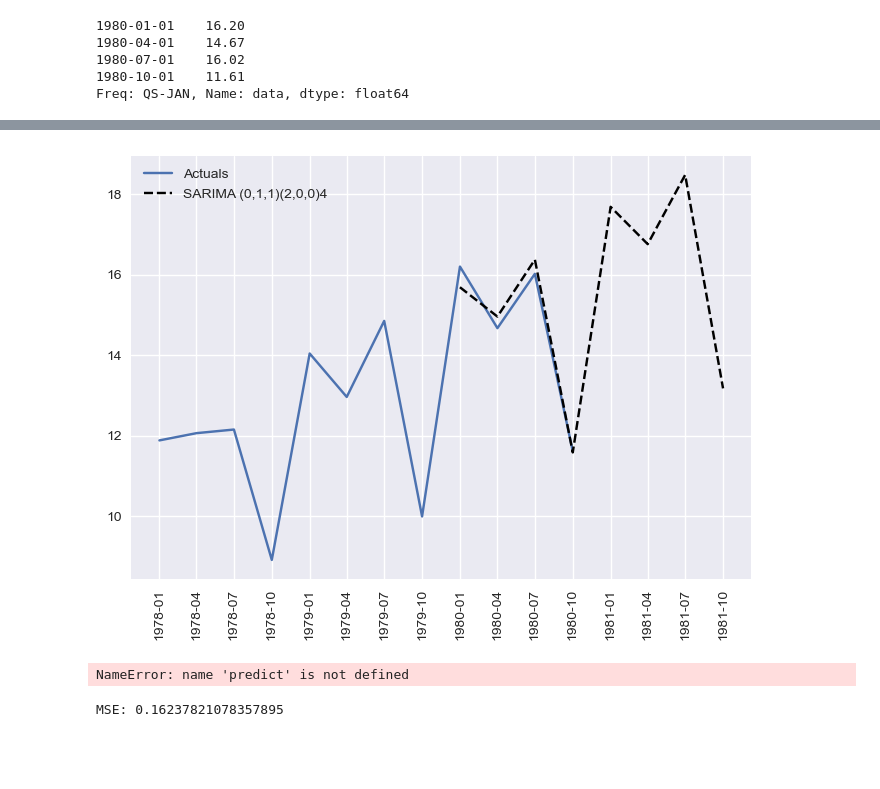
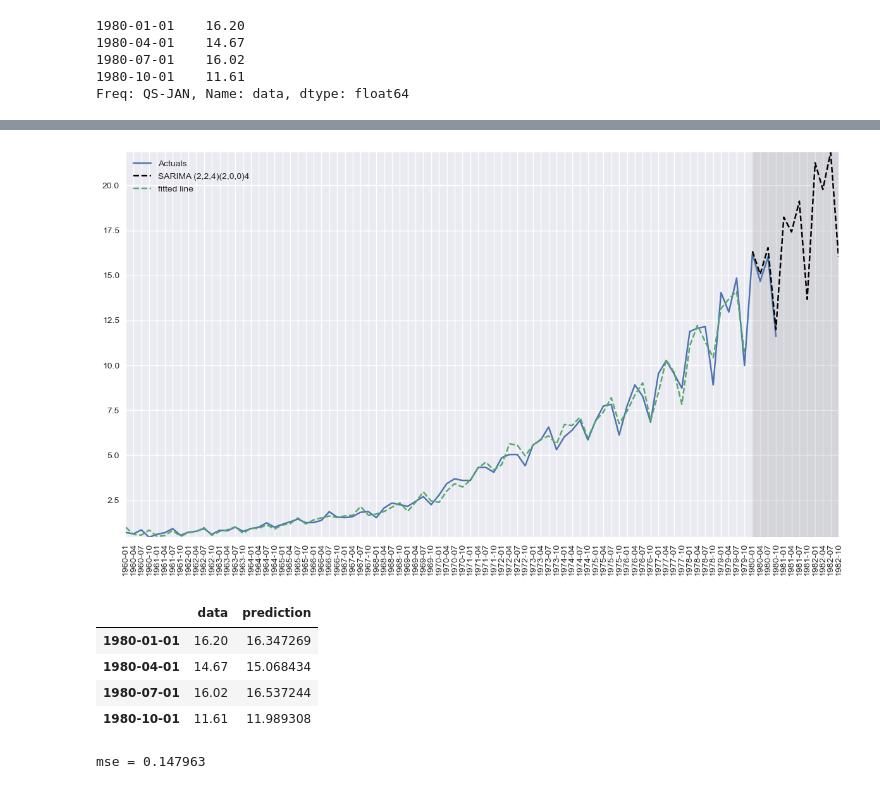
Before and after one commit to omdgit/AppliedTimeSeriesAnalysisWithPython, a Jupyter notebook: my work/HOTSAP_ARIMA.ipynb, the cells around one changed output, grey strips where cells are left out. Cells and saved outputs as stored; diff of their text form; code cells hidden in the pictures; blank space fills up the shorter version.

```diff
--- a/my work/HOTSAP_ARIMA.ipynb
+++ b/my work/HOTSAP_ARIMA.ipynb
@@ -221,0 +298,2 @@ SARIMA_result_df.head()
+# %%
+tso1, tso2 = get_best_order(SARIMA_result_df['(p,q,P,Q)'][0])
@@ -222,5 +303,5 @@ SARIMA_result_df.head()
 # %%
-SARIMA_model = SARIMAX(train, order=(0, d, 1), seasonal_order=(2,D,0,s), simple_differencing=False)
+SARIMA_model = SARIMAX(train, order=tso1, seasonal_order=tso2, simple_differencing=False)
 SARIMA_model_fit = SARIMA_model.fit(disp=False)
 
 print(SARIMA_model_fit.summary())
@@ -264,7 +345,7 @@ Freq: QS-JAN, Name: data, dtype: float64
 # %%
 import datetime
 
-dti = pd.date_range("1979-12-01", periods=8, freq="QS")
+dti = pd.date_range("1979-12-01", periods=12, freq="QS")
 dti
 # %% [output]
 DatetimeIndex(['1980-01-01', '1980-04-01', '1980-07-01', '1980-10-01',
@@ -272,6 +354,5 @@ DatetimeIndex(['1980-01-01', '1980-04-01', '1980-07-01', '1980-10-01',
               dtype='datetime64[ns]', freq='QS-JAN')
 # %%
-pred = SARIMA_model_fit.forecast(8)
+pred = SARIMA_model_fit.forecast(12)
 pred_transformed = np.exp(pred)
 preds = pd.DataFrame(pred_transformed.values, index=dti, columns=['prediction'])
-preds
@@ -301,20 +391,27 @@ test
 # %%
 plt.style.use('seaborn')
-fig, ax = plt.subplots()
-ax.plot(data.loc['1978':]['data'], label='Actuals')
-ax.plot(preds, ls='--', color='black', label='SARIMA (0,1,1)(2,0,0)4')
+fig, ax = plt.subplots(figsize=(12,7))
+ax.plot(data.loc['1960':]['data'], label='Actuals')
+ax.plot(preds, ls='--', color='black', label='SARIMA (2,2,4)(2,0,0)4')
+ax.plot(np.exp(SARIMA_model_fit.fittedvalues), label='fitted line', ls='--')
 ax.xaxis.set_major_locator(mdates.MonthLocator([1, 4, 7, 10]))
+ax.axvspan('1980-01-01', '1982-10-01', color='#808080', alpha=0.2)
 plt.xticks(rotation = 90)
-plt.legend();
+plt.margins(0)
+plt.legend()
+plt.tight_layout();
 # %% [output]
-[figure, old version]
+[figure, new version]
-# %%
-data['model'] = predict.predicted_mean
-data.head(15)
-# %% [output]
-NameError: name 'predict' is not defined
-# %%
-mse = mean_squared_error(data['data'], data['model'])
-print(f'MSE: {mse}')
-# %% [output]
-MSE: 0.16237821078357895
+# %%
+test[:4]
+# %% [output]
+|  | data | prediction |
+| 1980-01-01 | 16.20 | 16.347269 |
+| 1980-04-01 | 14.67 | 15.068434 |
+| 1980-07-01 | 16.02 | 16.537244 |
+| 1980-10-01 | 11.61 | 11.989308 |
+# %%
+mse = mean_squared_error(test[:4]['data'], test[:4]['prediction'])
+print('mse = {0:0.6f}'.format(mse))
+# %% [output]
+mse = 0.147963
```
Also changed, not shown: parts of 20 cells of this notebook.
